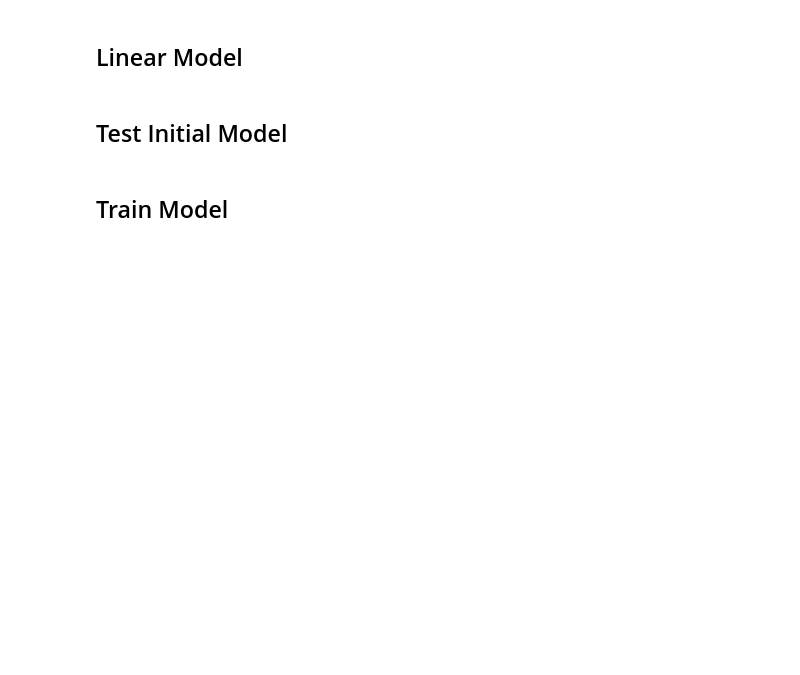
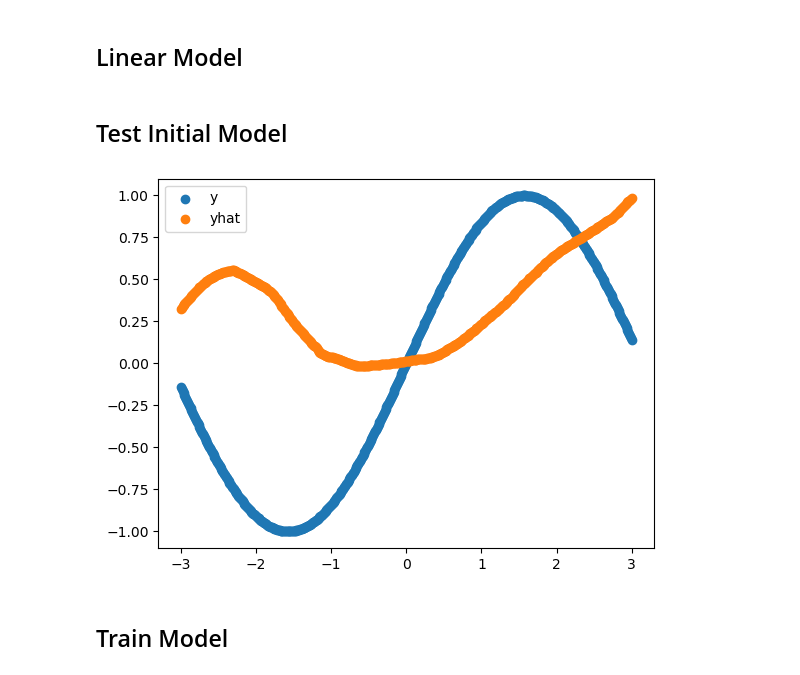
Before and after one commit to anthonyjclark/cs152spring25, a Jupyter notebook: Lectures/07-Optimization/SimpleDemoFakeData.ipynb, the cells around one changed output. Cells and saved outputs as stored; diff of their text form; code cells hidden in the pictures; blank space fills up the shorter version.

```diff
--- a/Lectures/07-Optimization/SimpleDemoFakeData.ipynb
+++ b/Lectures/07-Optimization/SimpleDemoFakeData.ipynb
@@ -38,9 +45,8 @@ class NeuralNetwork(torch.nn.Module):
         x = self.linear2(x)
         return x
 
-
-nx = 1
-ny = 1
+nx = x.shape[1]
+ny = y.shape[1]
 nh = 32
 model = NeuralNetwork(nx, nh, ny)
 # %% [markdown]
@@ -48,9 +54,11 @@ model = NeuralNetwork(nx, nh, ny)
 # %%
 yhat = model(x)
 # %%
-plt.scatter(x, y, label="y")
-plt.scatter(x, yhat.detach().numpy(), label="yhat")
+plt.scatter(xx, y, label="y")
+plt.scatter(xx, yhat.detach().numpy(), label="yhat")
 plt.legend();
+# %% [output]
+[figure, added]
 # %% [markdown]
 ## Train Model
 # %%
```
Also changed, not shown: parts of 6 cells of this notebook.
